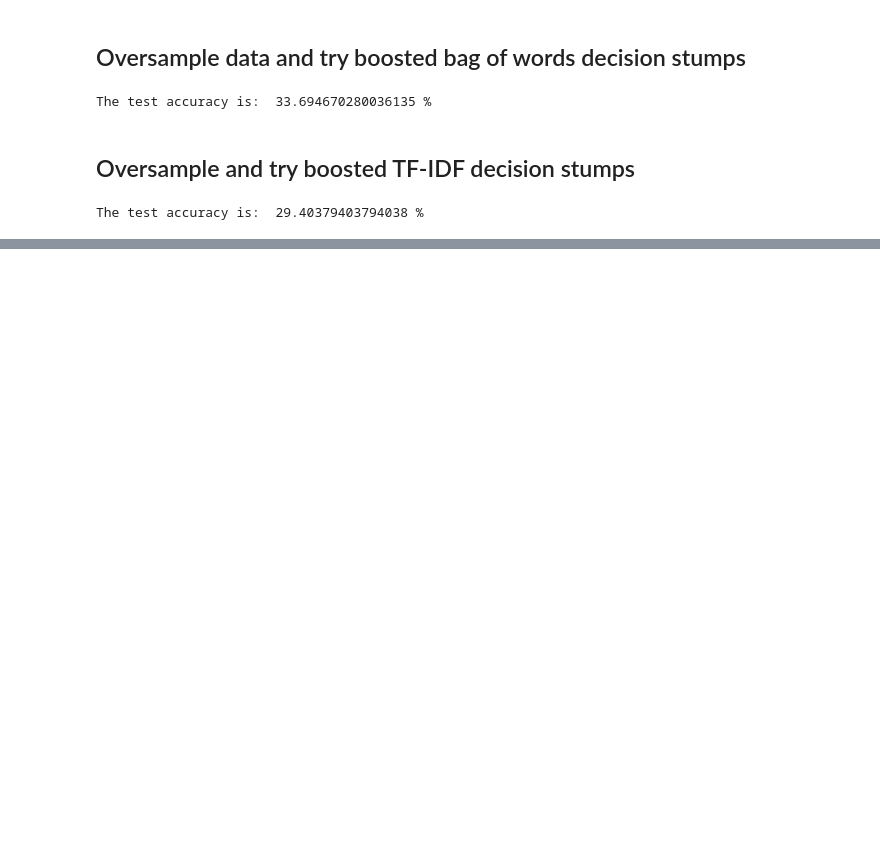
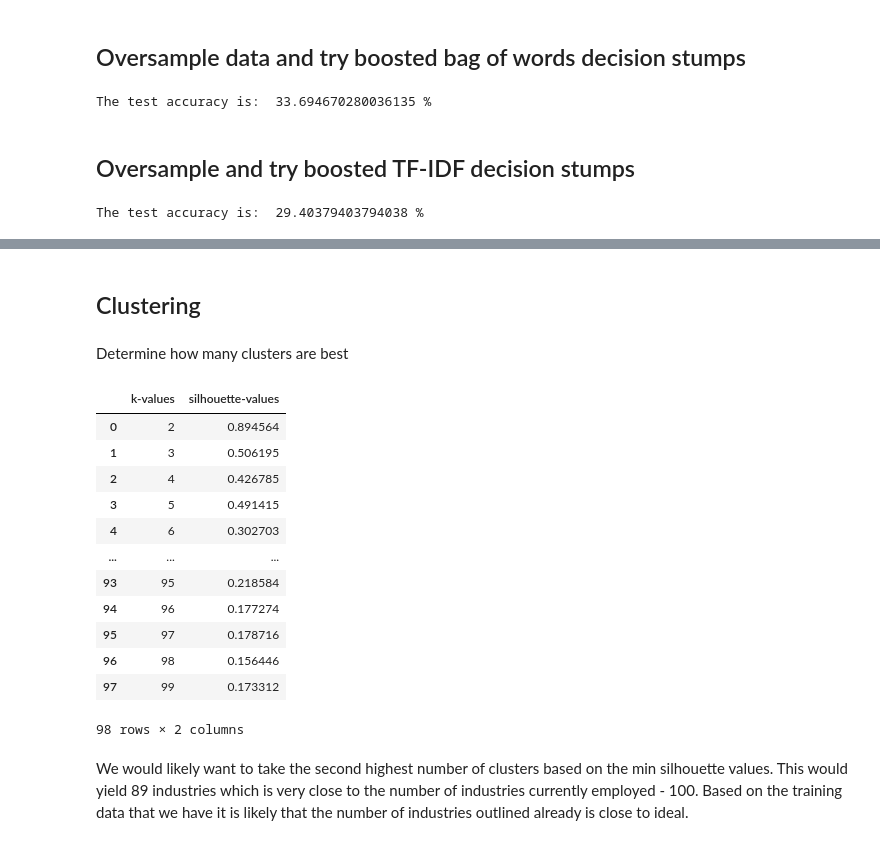
Before and after one commit to CSML1030/capstone, a Jupyter notebook: analysis.ipynb, the cells around one changed output, grey strips where cells are left out. Drawn from its saved outputs; the diff is of its cells as text; code cells hidden in the pictures; blank space fills up the shorter version.

Commit message:
Added additional modrls and clustering

```diff
--- a/analysis.ipynb
+++ b/analysis.ipynb
@@ -297,7 +205,7 @@ for desc_tokens, ind_tokens, key_tokens, metakey_tokens, metadesc_tokens, web_de
     tokens.extend(web_key_tokens) if web_key_tokens != [('nan', 'NN')] else False
     tokens_sr.append(tokens)
 
-training_df['tokens'] = pd.Series(tokens_sr)
+training_df['tokens'] = tokens_sr
 training_df
 # %% [output]
 |  | Unnamed: 0 | Organization - Name | Organization - Website | Organization - CB Description | Organization - CB Industries | ... |
@@ -588,0 +951,37 @@ The test accuracy is:  29.40379403794038 %
+# %% [markdown]
+## Clustering
+# %% [markdown]
+Determine how many clusters are best
+# %%
+from sklearn.cluster import KMeans
+from sklearn.metrics import silhouette_score
+
+k_summary = {}
+k_values = []
+silhouette_values = []
+
+for k in range(2, industries.__len__()):  # check between 2 and 100 clusters
+    k_means_fit = KMeans(n_clusters=k, max_iter=300)
+    k_means_fit.fit(feature_df)
+    k_values.append(k)
+    silhouette_values.append(silhouette_score(feature_df, k_means_fit.labels_, metric='euclidean'))
+
+k_summary['k-values'] = k_values
+k_summary['silhouette-values'] = silhouette_values
+pd.DataFrame(k_summary)
+# %% [output]
+|  | k-values | silhouette-values |
+| 0 | 2 | 0.894564 |
+| 1 | 3 | 0.506195 |
+| 2 | 4 | 0.426785 |
+| 3 | 5 | 0.491415 |
+| 4 | 6 | 0.302703 |
+| ... | ... | ... |
+| 93 | 95 | 0.218584 |
+| 94 | 96 | 0.177274 |
+| 95 | 97 | 0.178716 |
+| 96 | 98 | 0.156446 |
+| 97 | 99 | 0.173312 |
+98 rows × 2 columns
+# %% [markdown]
+We would likely want to take the second highest number of clusters based on the min silhouette values. This would yield 89 industries which is very close to the number of industries currently employed - 100. Based on the training data that we have it is likely that the number of industries outlined already is close to ideal.
```
Also changed, not shown: parts of 47 cells of this notebook, 1 other file.
